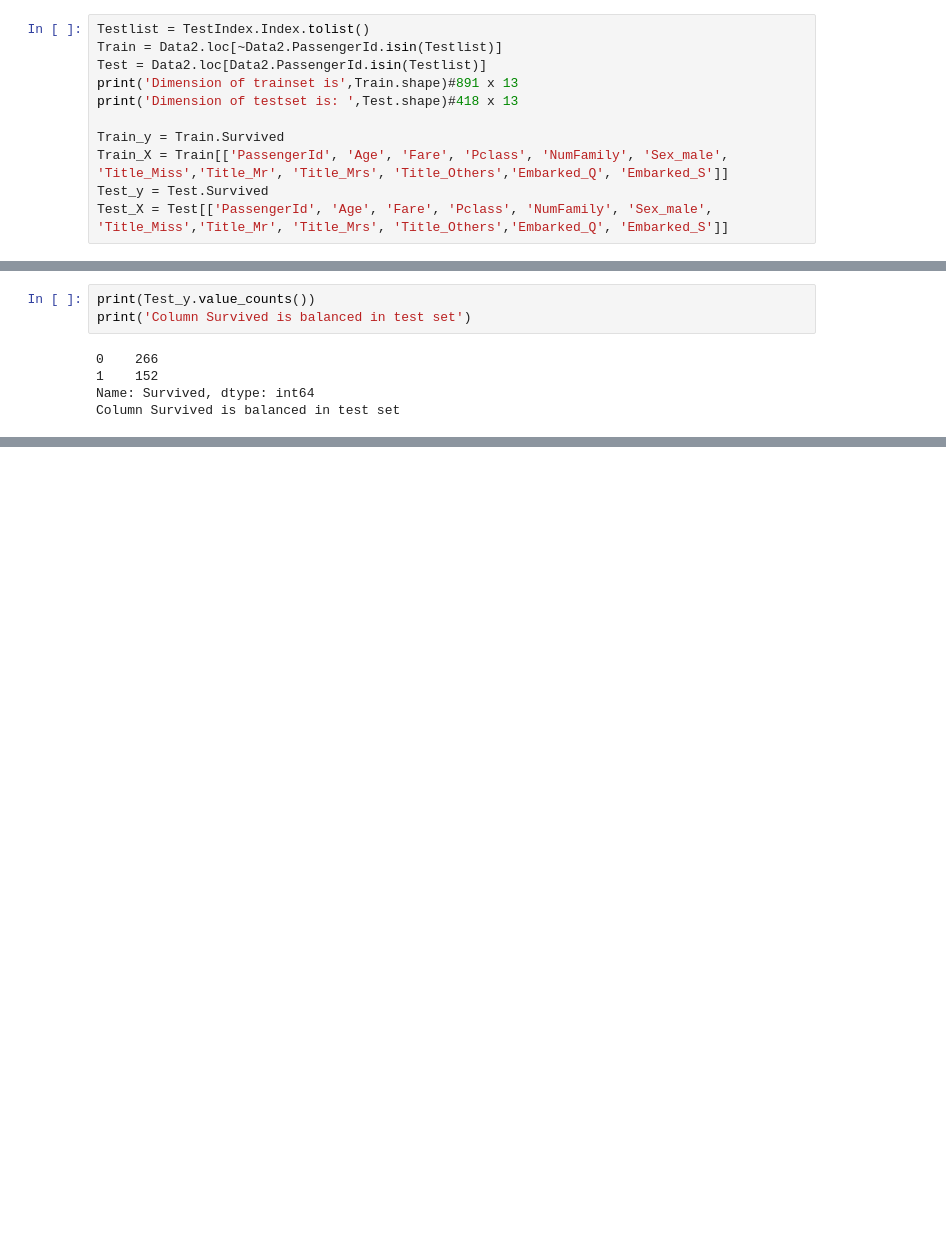
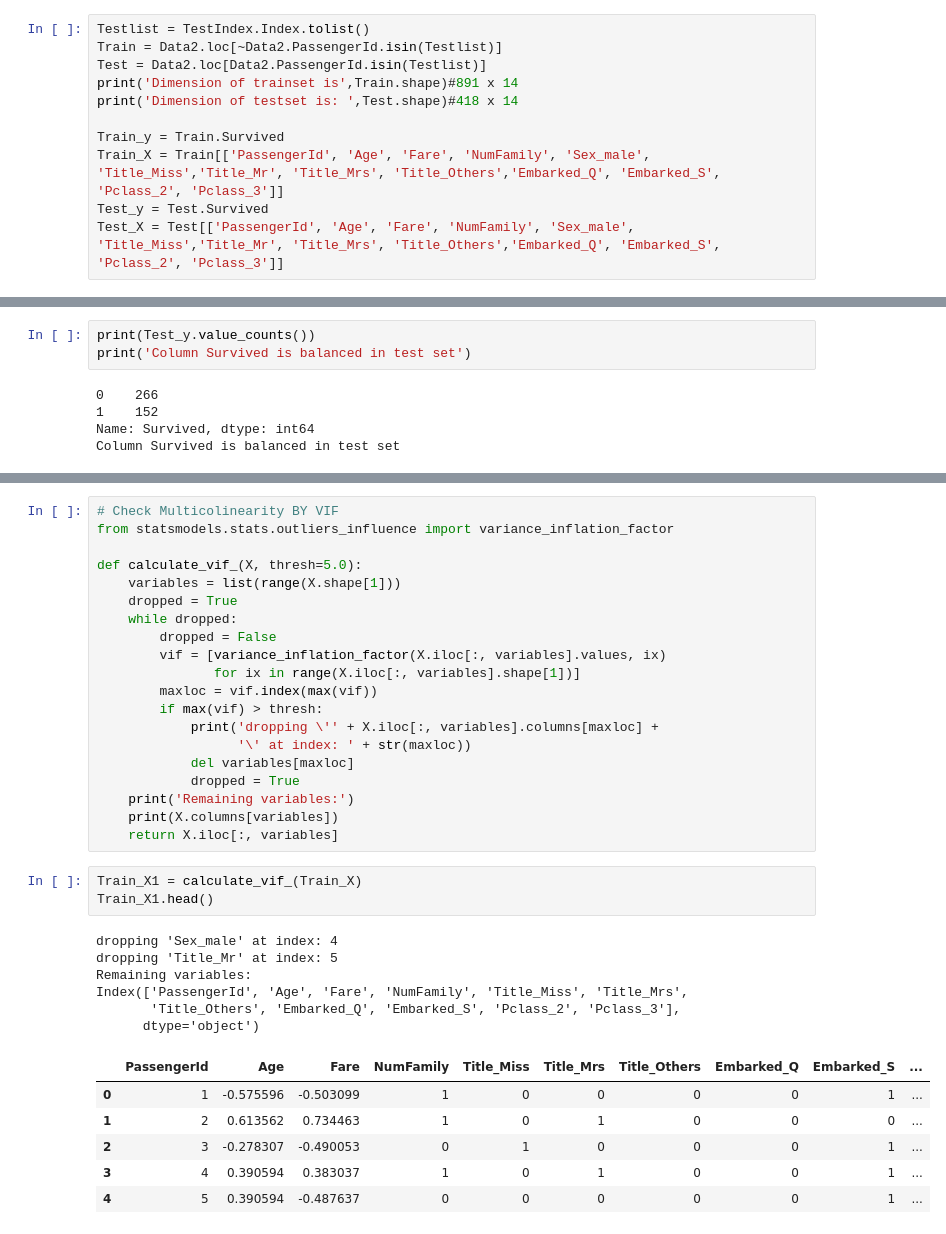
Before and after one commit to CoolGIRLCOCO/Project-Titantic-Survival-Prediction-ToBContinuted, a Jupyter notebook: Predict Survival on Titanic Datasets Using Classification Methods(Part 2).ipynb, the cells around one changed output, grey strips where cells are left out. Cells and saved outputs as stored; diff of their text form; blank space fills up the shorter version.

```diff
--- a/Predict Survival on Titanic Datasets Using Classification Methods(Part 2).ipynb
+++ b/Predict Survival on Titanic Datasets Using Classification Methods(Part 2).ipynb
@@ -111,11 +121,11 @@ In module 1, we did explanatory data analysis on whole dataset. Since the datase
 Testlist = TestIndex.Index.tolist()
 Train = Data2.loc[~Data2.PassengerId.isin(Testlist)]
 Test = Data2.loc[Data2.PassengerId.isin(Testlist)]
-print('Dimension of trainset is',Train.shape)#891 x 13
-print('Dimension of testset is: ',Test.shape)#418 x 13
+print('Dimension of trainset is',Train.shape)#891 x 14
+print('Dimension of testset is: ',Test.shape)#418 x 14
 
 Train_y = Train.Survived
-Train_X = Train[['PassengerId', 'Age', 'Fare', 'Pclass', 'NumFamily', 'Sex_male', 'Title_Miss','Title_Mr', 'Title_Mrs', 'Title_Others','Embarked_Q', 'Embarked_S']]
+Train_X = Train[['PassengerId', 'Age', 'Fare', 'NumFamily', 'Sex_male', 'Title_Miss','Title_Mr', 'Title_Mrs', 'Title_Others','Embarked_Q', 'Embarked_S', 'Pclass_2', 'Pclass_3']]
 Test_y = Test.Survived
-Test_X = Test[['PassengerId', 'Age', 'Fare', 'Pclass', 'NumFamily', 'Sex_male', 'Title_Miss','Title_Mr', 'Title_Mrs', 'Title_Others','Embarked_Q', 'Embarked_S']]
+Test_X = Test[['PassengerId', 'Age', 'Fare', 'NumFamily', 'Sex_male', 'Title_Miss','Title_Mr', 'Title_Mrs', 'Title_Others','Embarked_Q', 'Embarked_S', 'Pclass_2', 'Pclass_3']]
 # %% [output]
@@ -212,0 +245,36 @@ This is a classification problem. :
+# %%
+# Check Multicolinearity BY VIF
+from statsmodels.stats.outliers_influence import variance_inflation_factor
+
+def calculate_vif_(X, thresh=5.0):
+    variables = list(range(X.shape[1]))
+    dropped = True
+    while dropped:
+        dropped = False
+        vif = [variance_inflation_factor(X.iloc[:, variables].values, ix)
+               for ix in range(X.iloc[:, variables].shape[1])]
+        maxloc = vif.index(max(vif))
+        if max(vif) > thresh:
+            print('dropping \'' + X.iloc[:, variables].columns[maxloc] +
+                  '\' at index: ' + str(maxloc))
+            del variables[maxloc]
+            dropped = True
+    print('Remaining variables:')
+    print(X.columns[variables])
+    return X.iloc[:, variables]
+# %%
+Train_X1 = calculate_vif_(Train_X)
+Train_X1.head()
+# %% [output]
+dropping 'Sex_male' at index: 4
+dropping 'Title_Mr' at index: 5
+Remaining variables:
+Index(['PassengerId', 'Age', 'Fare', 'NumFamily', 'Title_Miss', 'Title_Mrs',
+       'Title_Others', 'Embarked_Q', 'Embarked_S', 'Pclass_2', 'Pclass_3'],
+      dtype='object')
+|  | PassengerId | Age | Fare | NumFamily | Title_Miss | Title_Mrs | Title_Others | Embarked_Q | Embarked_S | ... |
+| 0 | 1 | -0.575596 | -0.503099 | 1 | 0 | 0 | 0 | 0 | 1 | ... |
+| 1 | 2 | 0.613562 | 0.734463 | 1 | 0 | 1 | 0 | 0 | 0 | ... |
+| 2 | 3 | -0.278307 | -0.490053 | 0 | 1 | 0 | 0 | 0 | 1 | ... |
+| 3 | 4 | 0.390594 | 0.383037 | 1 | 0 | 1 | 0 | 0 | 1 | ... |
+| 4 | 5 | 0.390594 | -0.487637 | 0 | 0 | 0 | 0 | 0 | 1 | ... |
```
Also changed, not shown: parts of 13 cells of this notebook.
